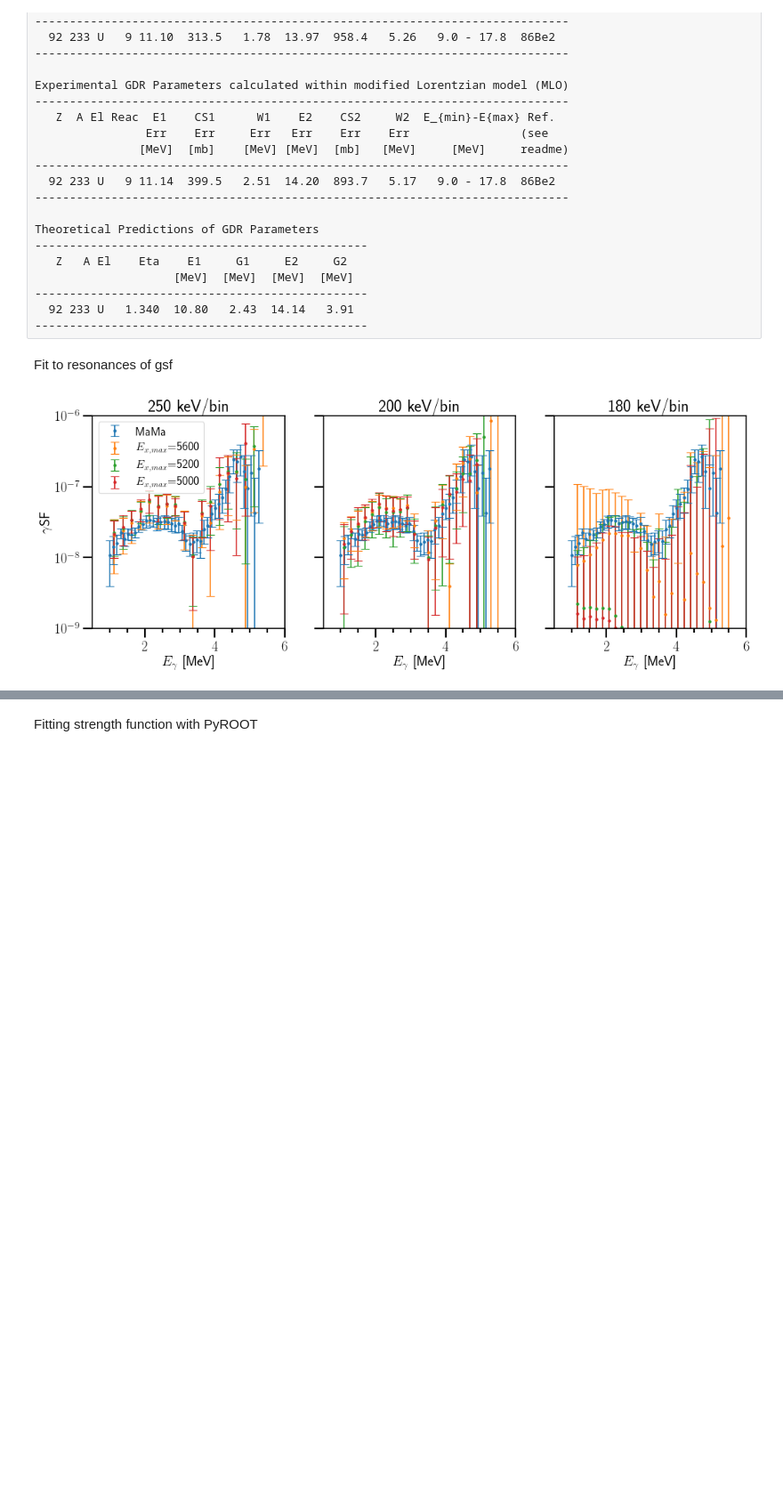
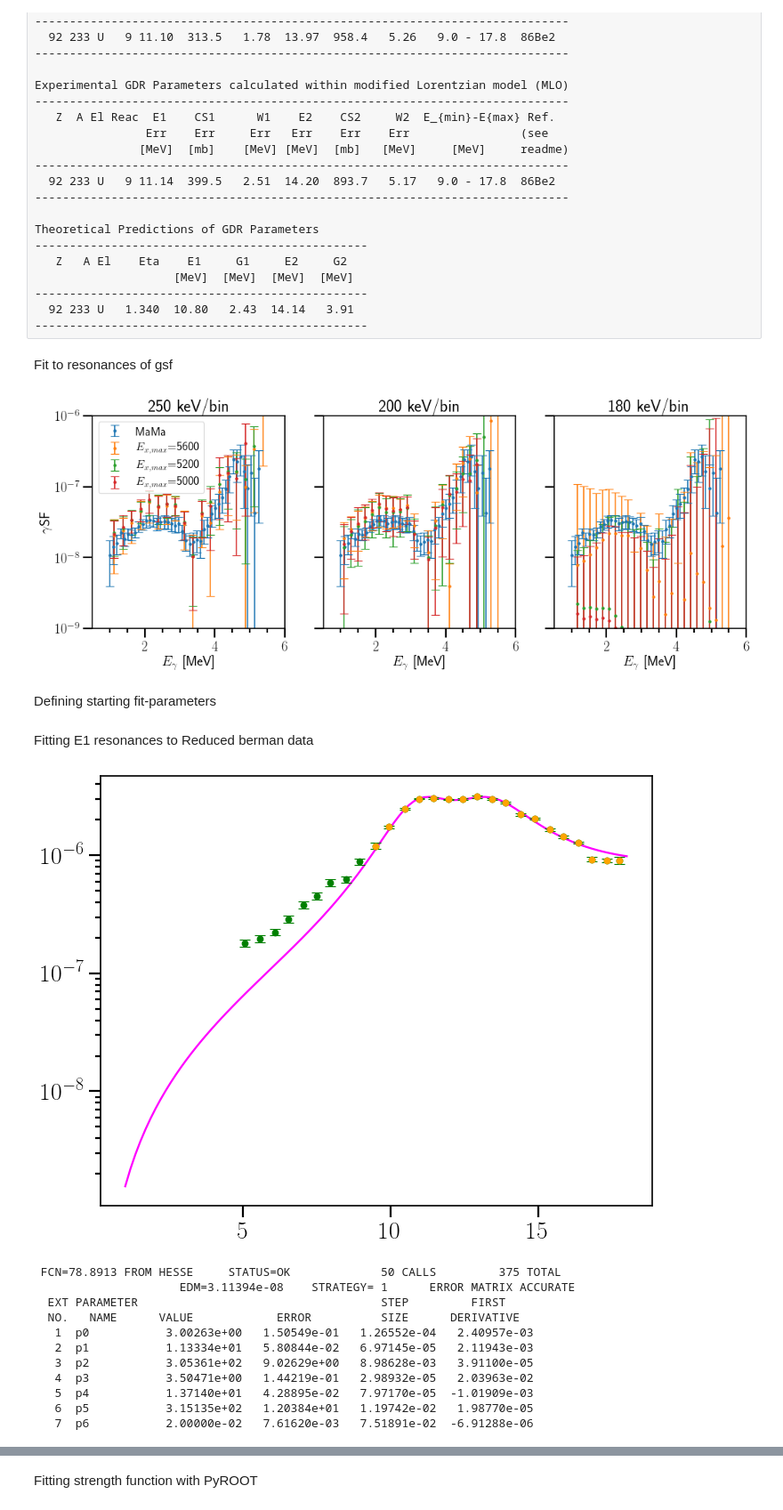
Before and after one commit to tellefs/MasterThesis, a Jupyter notebook: plotting/analysis_plots.ipynb, the cells around one changed output, grey strips where cells are left out. Shown: that part at 89% size. Saved outputs shown, nothing was run; the diff lists cells and outputs as text; code cells hidden in the pictures; blank space fills up the shorter version.

```diff
--- a/plotting/analysis_plots.ipynb
+++ b/plotting/analysis_plots.ipynb
@@ -184,9 +184,9 @@ gsf_exp1 = cs_to_gsf(energy_exp1, gsf_exp1)
 gsf_exp1_error = cs_to_gsf(energy_exp1, gsf_exp1_error)
 
 #remove first two points, that drop at Sn
-energy_exp1 = energy_exp1[2:]
-gsf_exp1 = gsf_exp1[2:]
-gsf_exp1_error = gsf_exp1_error[2:]
+#energy_exp1 = energy_exp1[2:]
+#gsf_exp1 = gsf_exp1[2:]
+#gsf_exp1_error = gsf_exp1_error[2:]
 # %% [markdown]
 "Does_it_work.cpp"
 
@@ -516,3 +516,5 @@ plt.rcParams['font.size'] = 25
 plt.rcParams['lines.linewidth'] = 2.0
 # %% [output]
 [figure]
+# %% [markdown]
+Defining starting fit-parameters
@@ -518,0 +548,71 @@ plt.rcParams['lines.linewidth'] = 2.0
+# %% [markdown]
+Fitting E1 resonances to Reduced berman data
+# %%
+parameter_array_E1 = np.asarray([Gamma_r_GLo1, E_r_GLo1, sigma_r_GLo1,
+                                 Gamma_r_GLo2, E_r_GLo2, sigma_r_GLo2, T_f])
+
+#TGrapgErrors of Berman-data
+energy_exp1_error = np.zeros(len(energy_exp1))
+berman_233_gdrexp = TGraphErrors(len(energy_exp1), energy_exp1, gsf_exp1, energy_exp1_error, gsf_exp1_error)
+
+#Defining GDR Data
+GDR_data = TMultiGraph()
+GDR_data.Add(berman_233_gdrexp, "P")
+
+#Making TGraphErrors of reduced Berman-data
+gsf_exp1_reduced = gsf_exp1[9:]
+gsf_exp1_error_reduced = gsf_exp1_error[9:]
+energy_exp1_reduced = energy_exp1[9:]
+energy_exp1_error_reduced = np.zeros(len(energy_exp1_reduced))
+
+berman_233_gdrexp_reduced = TGraphErrors(len(energy_exp1_reduced), np.asarray(energy_exp1_reduced),
+                                np.asarray(gsf_exp1_reduced), np.asarray(energy_exp1_error_reduced),
+                                np.asarray(gsf_exp1_error_reduced))
+
+#Fit of the GLO model for the GDR part
+xmin_GDR = 9.5
+xmax_GDR = 18
+no_of_parameters_GDR = 7
+fit_strength_E1 = TF1('fit_strength_E1', FitFunctionE1, xmin_GDR, xmax_GDR, no_of_parameters_GDR)
+fit_strength_E1.SetParameters(parameter_array_E1)
+
+#setting limits
+fit_strength_E1.SetParLimits(6, 0.01, 0.02) #parameter #6 = T_f
+fit_strength_E1.SetParLimits(3, 0.1, 10.) #parameter #3 = Gamma_r_GLo2
+
+#defining and fitting reduced GDR Data
+GDR_reduced_data = TMultiGraph()
+GDR_reduced_data.Add(berman_233_gdrexp_reduced, "P")
+#GDR_reduced_data.Fit(fit_strength_E1, 'RM+')
+GDR_data.Fit(fit_strength_E1, 'RM+')
+
+#Plotting fit of GDR
+fitted_parameters_E1 = np.zeros(no_of_parameters_GDR)
+for i in range(no_of_parameters_GDR):
+    fitted_parameters_E1[i] = fit_strength_E1.GetParameters()[i]
+x_plot_E1 = [np.linspace(xmin_GDR, xmax_GDR, 100)]
+x_plot_E1 = [np.linspace(1, 18, 100)]
+y_plot_E1 = FitFunctionE1(x_plot_E1, fitted_parameters_E1)
+
+fig, ax = plt.subplots()
+
+ax.plot(x_plot_E1[0], y_plot_E1, color='magenta', label='E1 GLo')
+
+#Experimental: Berman 1986
+ax.errorbar(energy_exp1, gsf_exp1, yerr=gsf_exp1_error, x_err=None, fmt="o", color='green', label="$U^{234}(\gamma,n)$ Berman (1986)")
+ax.errorbar(energy_exp1_reduced, gsf_exp1_reduced, xerr=None, yerr=None, fmt='o', color='orange')
+ax.set_yscale('log')
+fig.show()
+# %% [output]
+[figure, added]
+ FCN=78.8913 FROM HESSE     STATUS=OK             50 CALLS         375 TOTAL
+                     EDM=3.11394e-08    STRATEGY= 1      ERROR MATRIX ACCURATE
+  EXT PARAMETER                                   STEP         FIRST
+  NO.   NAME      VALUE            ERROR          SIZE      DERIVATIVE
+   1  p0           3.00263e+00   1.50549e-01   1.26552e-04   2.40957e-03
+   2  p1           1.13334e+01   5.80844e-02   6.97145e-05   2.11943e-03
+   3  p2           3.05361e+02   9.02629e+00   8.98628e-03   3.91100e-05
+   4  p3           3.50471e+00   1.44219e-01   2.98932e-05   2.03963e-02
+   5  p4           1.37140e+01   4.28895e-02   7.97170e-05  -1.01909e-03
+   6  p5           3.15135e+02   1.20384e+01   1.19742e-02   1.98770e-05
+   7  p6           2.00000e-02   7.61620e-03   7.51891e-02  -6.91288e-06
```
Also changed, not shown: parts of 10 cells of this notebook, 1 other file.
